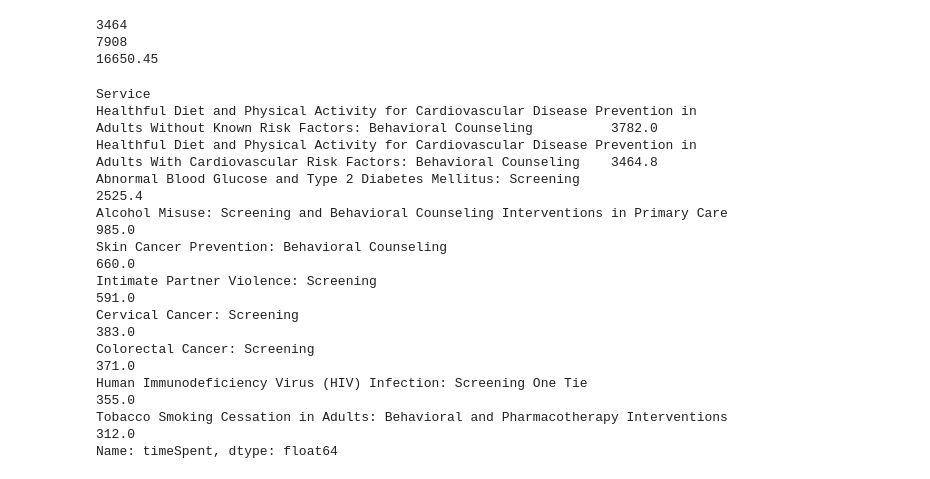
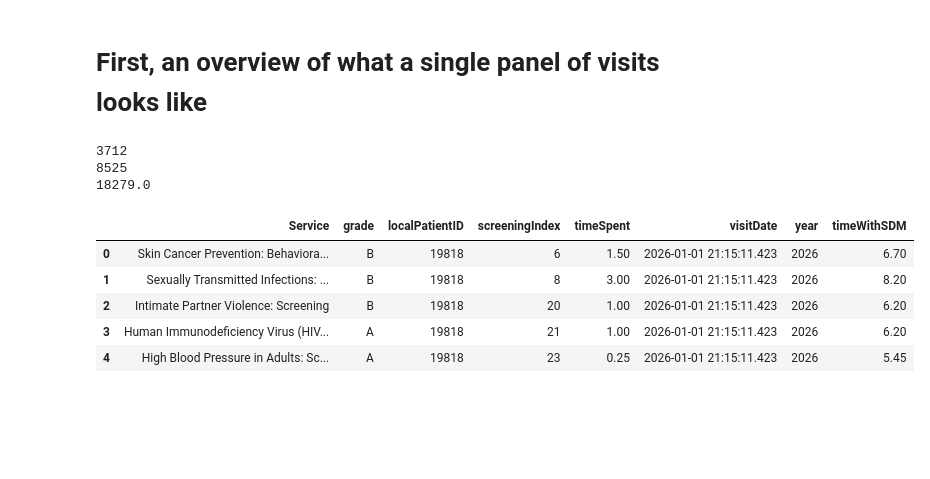
Before and after one commit to jburke5/Scrooge, a Jupyter notebook: ScroogeAnalysisDataVisualization.ipynb, the cells around one changed output. Saved outputs shown, nothing was run; the diff lists cells and outputs as text; code cells hidden in the pictures; blank space fills up the shorter version.

```diff
--- a/ScroogeAnalysisDataVisualization.ipynb
+++ b/ScroogeAnalysisDataVisualization.ipynb
@@ -1,3 +1,5 @@
+# %% [markdown]
+# First, an overview of what a single panel of visits looks like
 # %%
 import pandas as pd
 import numpy as np
@@ -7,33 +9,30 @@ os.chdir("/Users/burke/Documents/research/scrooge")
 
 oneDocscreeningServices = pd.read_excel("SingleProvider10YearLifetimeScreeningServices.xlsx")
 oneDocscreeningServices['year'] = oneDocscreeningServices.visitDate.dt.year
+oneDocscreeningServices['timeWithSDM'] = oneDocscreeningServices.timeSpent + 5.2
 
 oneDocPanel = pd.read_excel("SingleProvider10YearPanel.xlsx")
 oneDocVisits = pd.read_excel("SingleProvider10YearLifetimeVisits.xlsx")
 oneDocVisits['year'] = oneDocVisits.visitDate.dt.year
 
 lastYearScreening = oneDocscreeningServices[oneDocscreeningServices.year==2026]
+
+
 lastYearVisits = oneDocVisits[oneDocVisits.year==2026]
 # %%
 print len(lastYearVisits)
 print len(lastYearScreening)
 print lastYearScreening['timeSpent'].sum()
 # %% [output]
-3464
-7908
-16650.45
+3712
+8525
+18279.0
-# %%
-lastYearScreening.groupby("Service")['timeSpent'].sum().nlargest(10)
-# %% [output]
-Service
-Healthful Diet and Physical Activity for Cardiovascular Disease Prevention in Adults Without Known Risk Factors: Behavioral Counseling          3782.0
-Healthful Diet and Physical Activity for Cardiovascular Disease Prevention in Adults With Cardiovascular Risk Factors: Behavioral Counseling    3464.8
-Abnormal Blood Glucose and Type 2 Diabetes Mellitus: Screening                                                                                  2525.4
-Alcohol Misuse: Screening and Behavioral Counseling Interventions in Primary Care                                                                985.0
-Skin Cancer Prevention: Behavioral Counseling                                                                                                    660.0
-Intimate Partner Violence: Screening                                                                                                             591.0
-Cervical Cancer: Screening                                                                                                                       383.0
-Colorectal Cancer: Screening                                                                                                                     371.0
-Human Immunodeficiency Virus (HIV) Infection: Screening One Tie                                                                                  355.0
-Tobacco Smoking Cessation in Adults: Behavioral and Pharmacotherapy Interventions                                                                312.0
-Name: timeSpent, dtype: float64
+# %%
+lastYearScreening.head(5)
+# %% [output]
+|  | Service | grade | localPatientID | screeningIndex | timeSpent | visitDate | year | timeWithSDM |
+| 0 | Skin Cancer Prevention: Behaviora... | B | 19818 | 6 | 1.50 | 2026-01-01 21:15:11.423 | 2026 | 6.70 |
+| 1 | Sexually Transmitted Infections: ... | B | 19818 | 8 | 3.00 | 2026-01-01 21:15:11.423 | 2026 | 8.20 |
+| 2 | Intimate Partner Violence: Screening | B | 19818 | 20 | 1.00 | 2026-01-01 21:15:11.423 | 2026 | 6.20 |
+| 3 | Human Immunodeficiency Virus (HIV... | A | 19818 | 21 | 1.00 | 2026-01-01 21:15:11.423 | 2026 | 6.20 |
+| 4 | High Blood Pressure in Adults: Sc... | A | 19818 | 23 | 0.25 | 2026-01-01 21:15:11.423 | 2026 | 5.45 |
```
Also changed, not shown: parts of 15 cells of this notebook, 8 other files.
